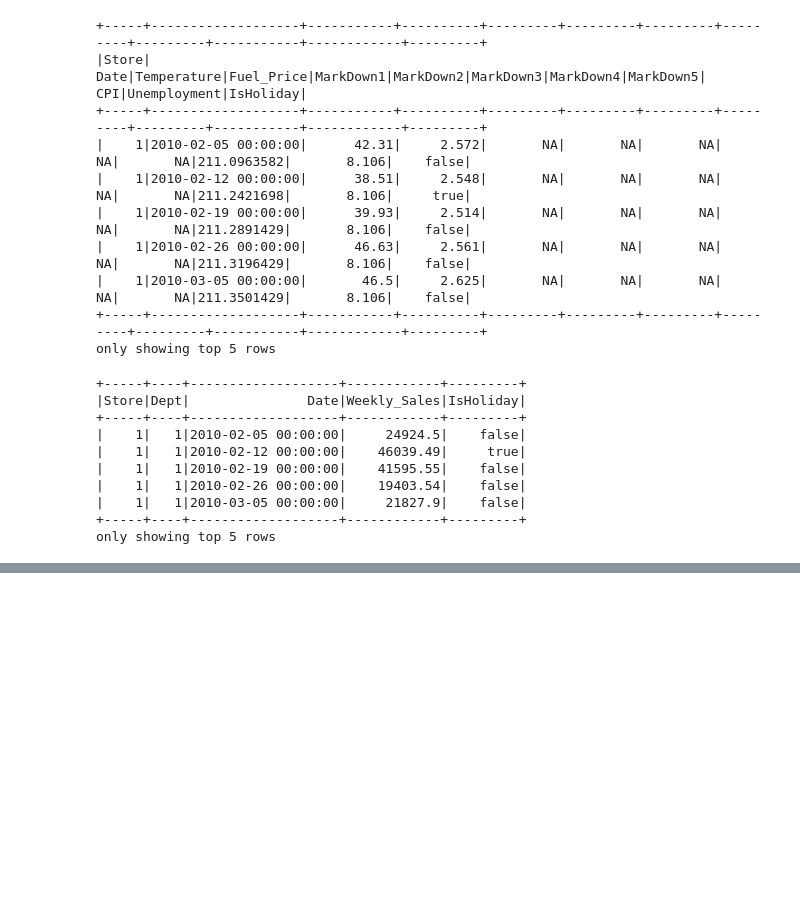
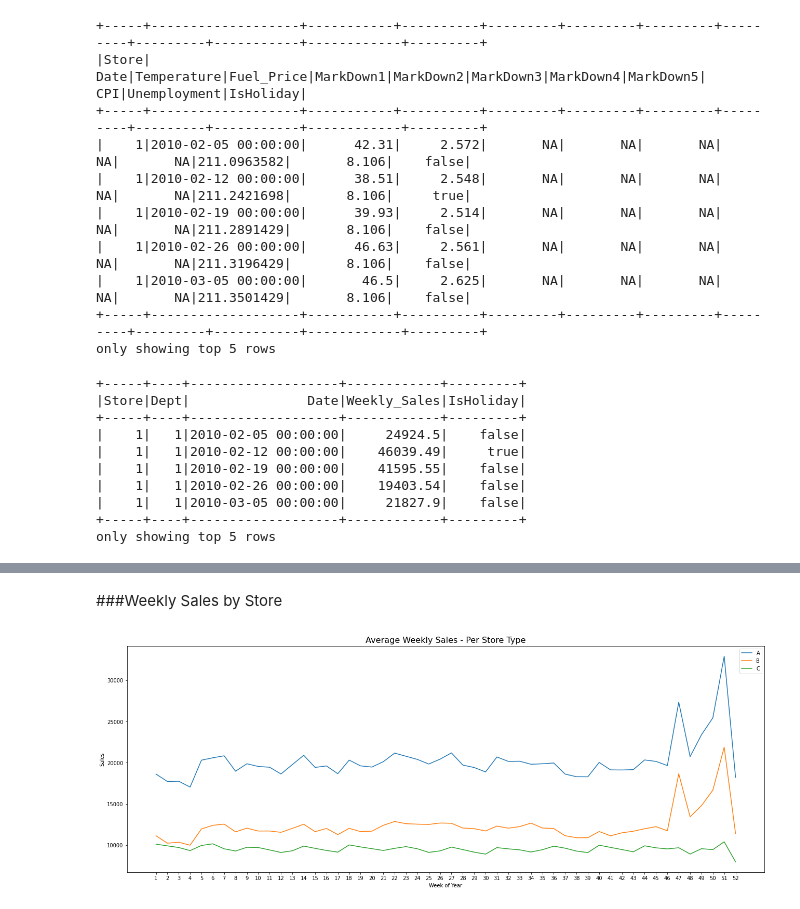
Before and after one commit to Crazylov3/spark, a Jupyter notebook: data_explorer.ipynb, the cells around one changed output, grey strips where cells are left out. Cells and saved outputs as stored; diff of their text form; code cells hidden in the pictures; blank space fills up the shorter version.

```diff
--- a/data_explorer.ipynb
+++ b/data_explorer.ipynb
@@ -217,0 +516,21 @@ Text(0.5, 1.0, 'Correlation with Weekly_Sales')
+# %% [markdown]
+###Weekly Sales by Store
+# %%
+weekly_sales_A = df_train_pd[df_train_pd.Type=='A'].groupby('Week')['Weekly_Sales'].mean()
+weekly_sales_B = df_train_pd[df_train_pd.Type=='B'].groupby('Week')['Weekly_Sales'].mean()
+weekly_sales_C = df_train_pd[df_train_pd.Type=='C'].groupby('Week')['Weekly_Sales'].mean()
+
+plt.figure(figsize=(22,8))
+plt.plot(weekly_sales_A.index, weekly_sales_A.values)
+plt.plot(weekly_sales_B.index, weekly_sales_B.values)
+plt.plot(weekly_sales_C.index, weekly_sales_C.values)
+
+plt.xticks(np.arange(1, 53, step=1))
+# plt.yticks( fontsize=16)
+plt.xlabel('Week of Year')
+plt.ylabel('Sales')
+
+plt.title("Average Weekly Sales - Per Store Type", fontsize=16)
+plt.legend(['A', 'B', 'C']);
+# %% [output]
+[figure, added]
```
Also changed, not shown: parts of 97 cells of this notebook.
